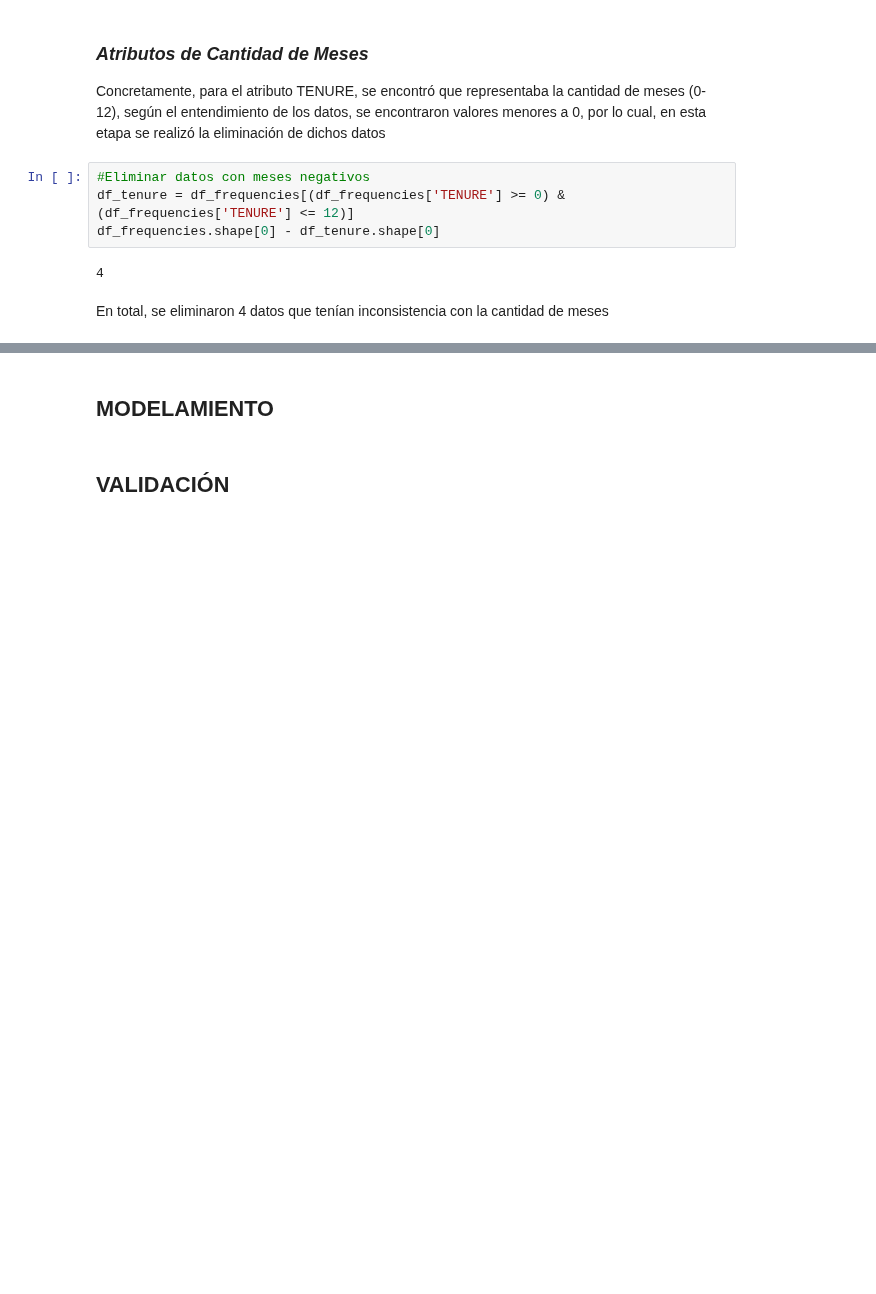
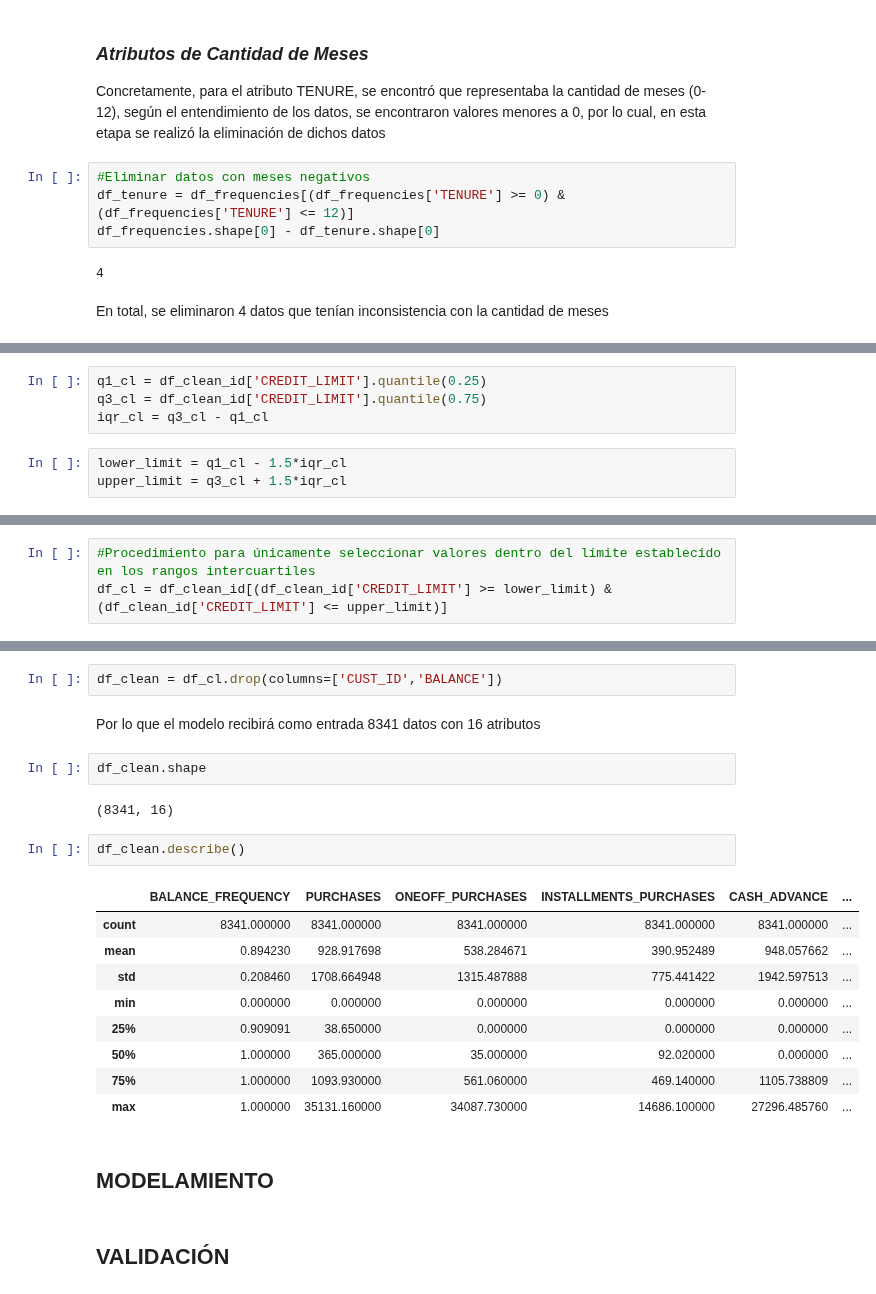
Before and after one commit to Feru34/Trabajos-BI, a Jupyter notebook: LAB1_BI.ipynb, the cells around one changed output, grey strips where cells are left out. Drawn from its saved outputs; the diff is of its cells as text; blank space fills up the shorter version.

```diff
--- a/LAB1_BI.ipynb
+++ b/LAB1_BI.ipynb
@@ -213,0 +282,7 @@ En total, se eliminaron 4 datos que tenían inconsistencia con la cantidad de me
+# %%
+q1_cl = df_clean_id['CREDIT_LIMIT'].quantile(0.25)
+q3_cl = df_clean_id['CREDIT_LIMIT'].quantile(0.75)
+iqr_cl = q3_cl - q1_cl
+# %%
+lower_limit = q1_cl - 1.5*iqr_cl
+upper_limit = q3_cl + 1.5*iqr_cl
@@ -213,0 +293,3 @@ En total, se eliminaron 4 datos que tenían inconsistencia con la cantidad de me
+# %%
+#Procedimiento para únicamente seleccionar valores dentro del límite establecido en los rangos intercuartiles
+df_cl = df_clean_id[(df_clean_id['CREDIT_LIMIT'] >= lower_limit) & (df_clean_id['CREDIT_LIMIT'] <= upper_limit)]
@@ -214,3 +310,23 @@ En total, se eliminaron 4 datos que tenían inconsistencia con la cantidad de me
+# %%
+df_clean = df_cl.drop(columns=['CUST_ID','BALANCE'])
+# %% [markdown]
+Por lo que el modelo recibirá como entrada 8341 datos con 16 atributos
+# %%
+df_clean.shape
+# %% [output]
+(8341, 16)
+# %%
+df_clean.describe()
+# %% [output]
+|  | BALANCE_FREQUENCY | PURCHASES | ONEOFF_PURCHASES | INSTALLMENTS_PURCHASES | CASH_ADVANCE | ... |
+| count | 8341.000000 | 8341.000000 | 8341.000000 | 8341.000000 | 8341.000000 | ... |
+| mean | 0.894230 | 928.917698 | 538.284671 | 390.952489 | 948.057662 | ... |
+| std | 0.208460 | 1708.664948 | 1315.487888 | 775.441422 | 1942.597513 | ... |
+| min | 0.000000 | 0.000000 | 0.000000 | 0.000000 | 0.000000 | ... |
+| 25% | 0.909091 | 38.650000 | 0.000000 | 0.000000 | 0.000000 | ... |
+| 50% | 1.000000 | 365.000000 | 35.000000 | 92.020000 | 0.000000 | ... |
+| 75% | 1.000000 | 1093.930000 | 561.060000 | 469.140000 | 1105.738809 | ... |
+| max | 1.000000 | 35131.160000 | 34087.730000 | 14686.100000 | 27296.485760 | ... |
 # %% [markdown]
 ## MODELAMIENTO
 # %% [markdown]
```
Also changed, not shown: parts of 20 cells of this notebook.
